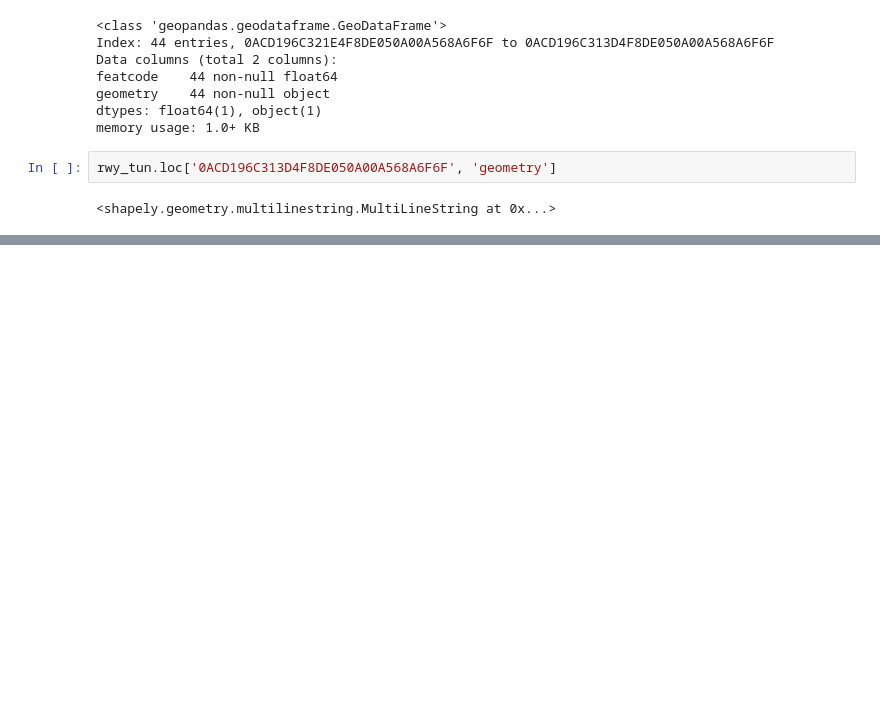
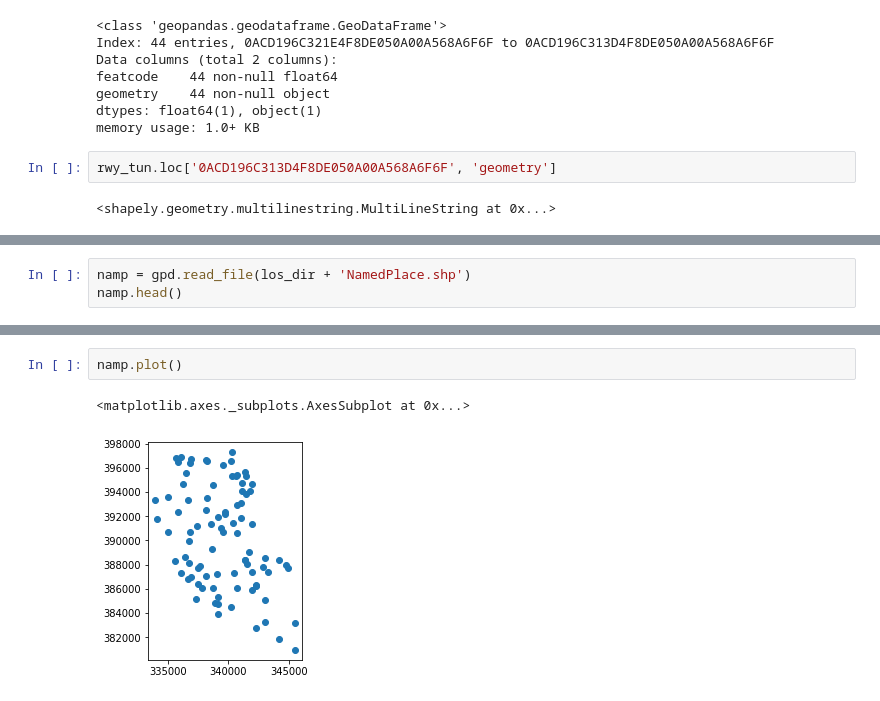
Before and after one commit to nleond/notebooks, a Jupyter notebook: gallery_jupyter/Untitled.ipynb, the cells around one changed output, grey strips where cells are left out. Drawn from its saved outputs; the diff is of its cells as text; blank space fills up the shorter version.

```diff
--- a/gallery_jupyter/Untitled.ipynb
+++ b/gallery_jupyter/Untitled.ipynb
@@ -54,0 +60,3 @@ rwy_tun.loc['0ACD196C313D4F8DE050A00A568A6F6F', 'geometry']
+# %%
+namp = gpd.read_file(los_dir + 'NamedPlace.shp')
+namp.head()
@@ -54,0 +70,5 @@ rwy_tun.loc['0ACD196C313D4F8DE050A00A568A6F6F', 'geometry']
+# %%
+namp.plot()
+# %% [output]
+<matplotlib.axes._subplots.AxesSubplot at 0x...>
+[figure, added]
```
Also changed, not shown: parts of 8 cells of this notebook.
